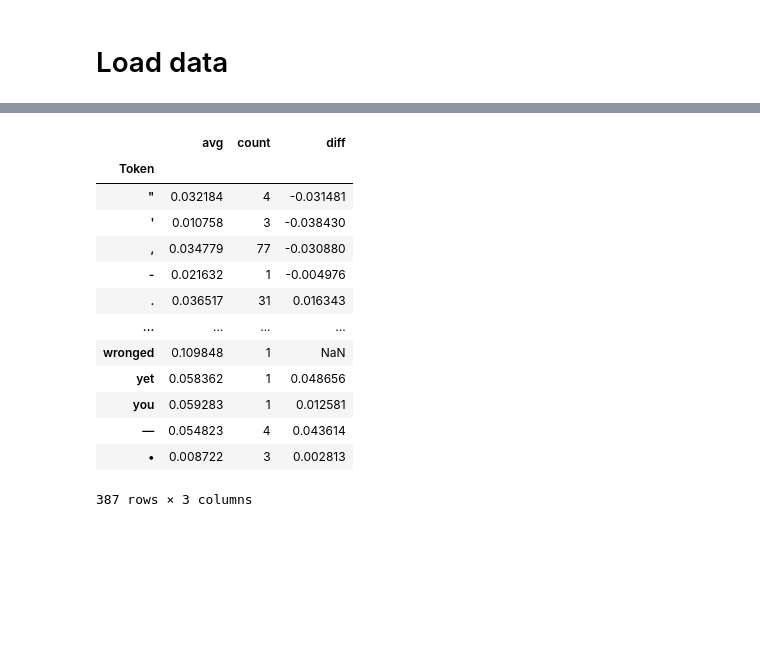
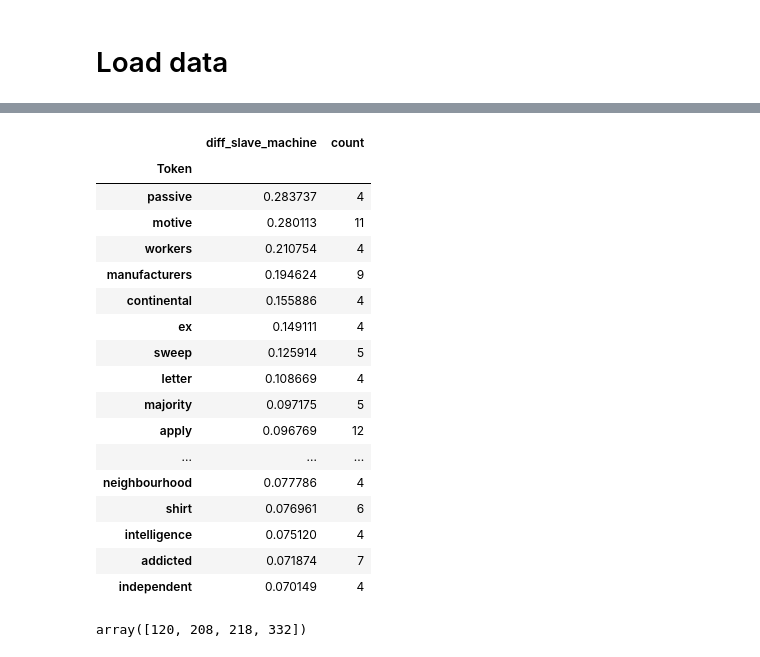
Before and after one commit to Text-Machine/mask-predict, a Jupyter notebook: example_analysis.ipynb, the cells around one changed output, grey strips where cells are left out. Cells and saved outputs as stored; diff of their text form; code cells hidden in the pictures; blank space fills up the shorter version.

```diff
--- a/example_analysis.ipynb
+++ b/example_analysis.ipynb
@@ -39,10 +41,9 @@ data_df.head()
 # %% [markdown]
 We get the first 1000 sentences, and the top 5 predictions. This means we only look at context words where our target words of interest (like 'slave' appear in the top five words).
 # %%
-iloc_range = (0, 30)  # Adjust as needed
 texts, predicted_targets = build_texts_targets(
     data_df, start=iloc_range[0], end=iloc_range[1],
-    pred_col="pred_bert_1760_1900", top_n=5
+    pred_col=predCol, top_n=5
 )
 # %% [markdown]
 We run the explainer using BLERT as the model we inspect, our targets are the top 5 predictions, the texts are the 1000 sentences selected in the previous cell.
@@ -91,3 +88,4 @@ df1.shape, df2.shape
 # %%
-
-df_man = pd.read_csv(f'{processedFolder}/results_manual.csv', index_col=0)
+resultType = 'manual' # or 'manual' | 'pred'
+results_df = pd.read_csv(f'{processedFolder}/results_{collection}_{maskedToken}_{clusterName}_{resultType}.csv', index_col=0)
+results_df.shape
@@ -103,6 +94,6 @@ df_man.head()
 # %%
-slave_df = df_man[df_man['Target'] == 'slave'].groupby('Token').agg(avg=('Score', 'mean'), count=('Score', 'size'))
-machine_df = df_man[df_man['Target'] == 'machine'].groupby('Token').agg(avg=('Score', 'mean'), count=('Score', 'size'))
+slave_df = results_df[results_df['Target'] == 'slave'].groupby('Token').agg(avg=('Score', 'mean'), count=('Score', 'size'), std=('Score', 'std'))
+machine_df = results_df[results_df['Target'] == 'machine'].groupby('Token').agg(avg=('Score', 'mean'), count=('Score', 'size'), std=('Score', 'std'))
 # %%
 machine_df.shape, slave_df.shape
 # %% [output]
@@ -110,2 +101,2 @@ machine_df.shape, slave_df.shape
 # %%
-slave_df['diff'] = slave_df['avg'] - machine_df['avg']
+slave_df['diff_slave_machine'] = slave_df['avg'] - machine_df['avg']
@@ -112,17 +138,25 @@ slave_df['diff'] = slave_df['avg'] - machine_df['avg']
 # %%
-slave_df
+slave_df[slave_df['count'] > 3].sort_values('diff_slave_machine', ascending=False).head(20)[['diff_slave_machine','count']]
 # %% [output]
-|  | avg | count | diff |
-| Token |  |  |  |
-| " | 0.032184 | 4 | -0.031481 |
-| ' | 0.010758 | 3 | -0.038430 |
-| , | 0.034779 | 77 | -0.030880 |
-| - | 0.021632 | 1 | -0.004976 |
-| . | 0.036517 | 31 | 0.016343 |
-| ... | ... | ... | ... |
-| wronged | 0.109848 | 1 | NaN |
-| yet | 0.058362 | 1 | 0.048656 |
-| you | 0.059283 | 1 | 0.012581 |
-| — | 0.054823 | 4 | 0.043614 |
-| • | 0.008722 | 3 | 0.002813 |
+|  | diff_slave_machine | count |
+| Token |  |  |
+| passive | 0.283737 | 4 |
+| motive | 0.280113 | 11 |
+| workers | 0.210754 | 4 |
+| manufacturers | 0.194624 | 9 |
+| continental | 0.155886 | 4 |
+| ex | 0.149111 | 4 |
+| sweep | 0.125914 | 5 |
+| letter | 0.108669 | 4 |
+| majority | 0.097175 | 5 |
+| apply | 0.096769 | 12 |
+| ... | ... | ... |
+| neighbourhood | 0.077786 | 4 |
+| shirt | 0.076961 | 6 |
+| intelligence | 0.075120 | 4 |
+| addicted | 0.071874 | 7 |
+| independent | 0.070149 | 4 |
-387 rows × 3 columns
+# %%
+results_df[results_df['Token'] == 'passive'].id.unique()
+# %% [output]
+array([120, 208, 218, 332])
```
Also changed, not shown: parts of 18 cells of this notebook.
